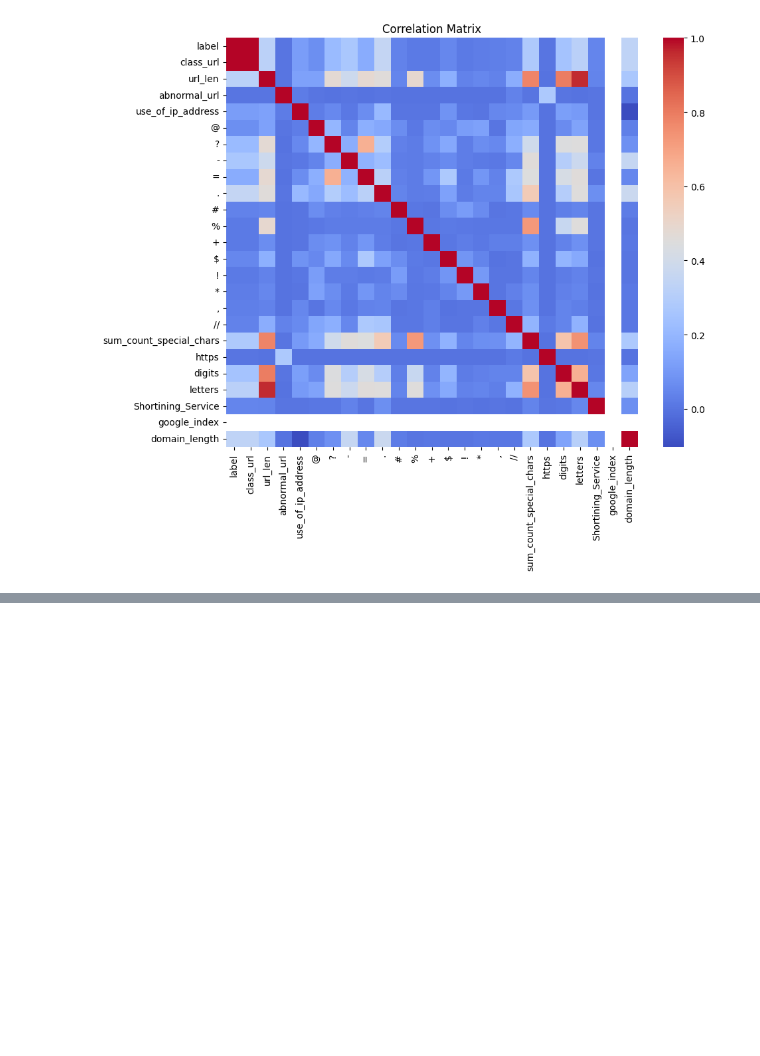
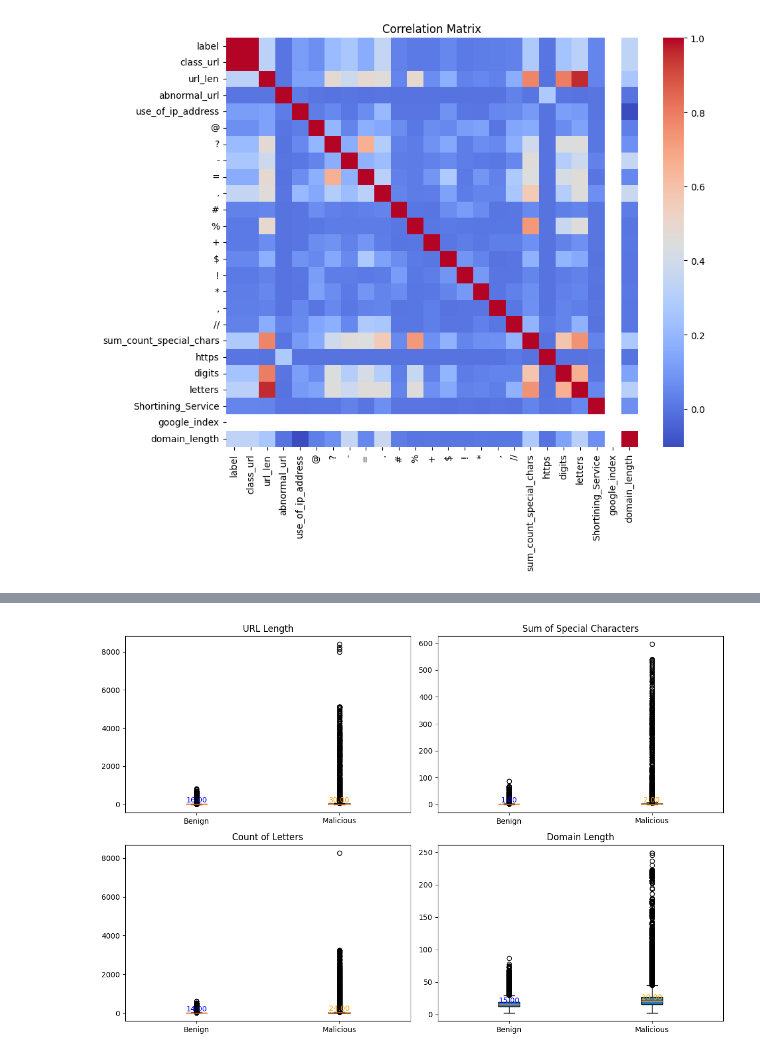
Before and after one commit to aishwaryakarki001/Malicious-URL-Detection, a Jupyter notebook: Malicious-URL-Detection.ipynb, the cells around one changed output, grey strips where cells are left out. Saved outputs shown, nothing was run; the diff lists cells and outputs as text; code cells hidden in the pictures; blank space fills up the shorter version.

```diff
--- a/Malicious-URL-Detection.ipynb
+++ b/Malicious-URL-Detection.ipynb
@@ -602,0 +652,13 @@ plt.show()
+# %%
+# Set display options
+pd.set_option('display.float_format', lambda x: '%.0f' % x)
+
+# Filter dataset based on label value 0 i.e. Benign
+label_0_dataset = dataset[dataset['label'] == 0]
+print("Summary statistics for Benign URLs")
+print(label_0_dataset[['url_len', 'sum_count_special_chars', 'letters', 'domain_length']].describe())
+
+# Filter dataset based on label value 1 i.e. Malicious
+label_1_dataset = dataset[dataset['label'] == 1]
+print("\nSummary statistics for Malicious URLs")
+print(label_1_dataset[['url_len', 'sum_count_special_chars', 'letters', 'domain_length']].describe())
@@ -602,0 +683,43 @@ plt.show()
+# %%
+# Create subplots
+fig, axs = plt.subplots(2, 2, figsize=(12, 8))
+
+# Box plot for 'url_len'
+bp1 = axs[0, 0].boxplot([label_0_dataset['url_len'], label_1_dataset['url_len']], patch_artist=True)
+axs[0, 0].set_title('URL Length')
+axs[0, 0].set_xticklabels(['Benign', 'Malicious'])
+
+# Box plot for 'sum_count_special_chars'
+bp2 = axs[0, 1].boxplot([label_0_dataset['sum_count_special_chars'], label_1_dataset['sum_count_special_chars']], patch_artist=True)
+axs[0, 1].set_title('Sum of Special Characters')
+axs[0, 1].set_xticklabels(['Benign', 'Malicious'])
+
+# Box plot for 'letters'
+bp3 = axs[1, 0].boxplot([label_0_dataset['letters'], label_1_dataset['letters']], patch_artist=True)
+axs[1, 0].set_title('Count of Letters')
+axs[1, 0].set_xticklabels(['Benign', 'Malicious'])
+
+# Box plot for 'domain_length'
+bp4 = axs[1, 1].boxplot([label_0_dataset['domain_length'], label_1_dataset['domain_length']], patch_artist=True)
+axs[1, 1].set_title('Domain Length')
+axs[1, 1].set_xticklabels(['Benign', 'Malicious'])
+
+# Add median values to the box plots for Benign URLs
+medians_0 = [np.median(label_0_dataset['url_len']), np.median(label_0_dataset['sum_count_special_chars']),
+             np.median(label_0_dataset['letters']), np.median(label_0_dataset['domain_length'])]
+
+# Add median values to the box plots for Malicious URLs
+medians_1 = [np.median(label_1_dataset['url_len']), np.median(label_1_dataset['sum_count_special_chars']),
+             np.median(label_1_dataset['letters']), np.median(label_1_dataset['domain_length'])]
+
+for ax, medians_0_value, medians_1_value in zip(axs.flatten(), medians_0, medians_1):
+    ax.text(1, medians_0_value, f'{medians_0_value:.2f}', ha='center', va='bottom', color='blue')
+    ax.text(2, medians_1_value, f'{medians_1_value:.2f}', ha='center', va='bottom', color='orange')
+
+# Adjust layout
+plt.tight_layout()
+
+# Show the plot
+plt.show()
+# %% [output]
+[figure, added]
```
Also changed, not shown: parts of 8 cells of this notebook.
